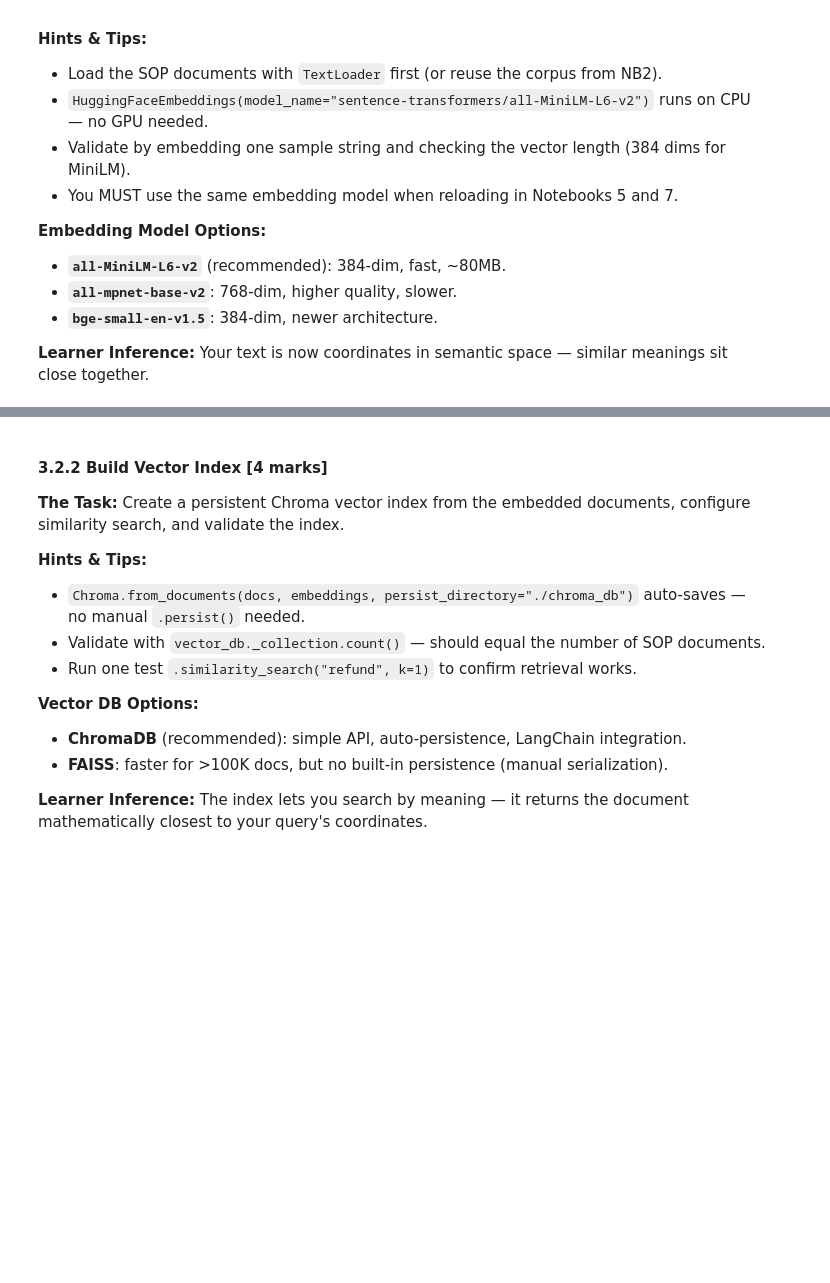
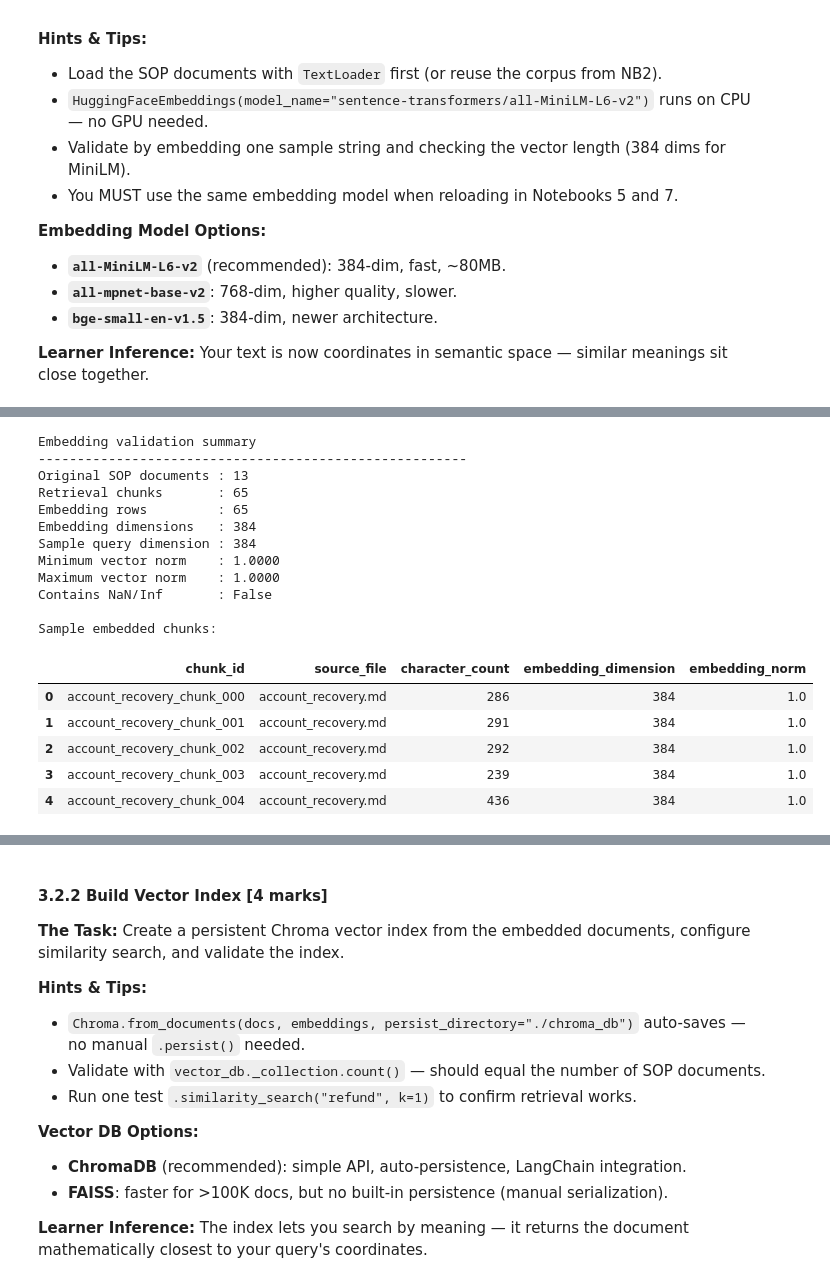
Before and after one commit to akul-bharadwaj/Hybrid-RAG-Customer-Support, a Jupyter notebook: RAG_Implementation.ipynb, the cells around one changed output, grey strips where cells are left out. Cells and saved outputs as stored; diff of their text form; code cells hidden in the pictures; blank space fills up the shorter version.

```diff
--- a/RAG_Implementation.ipynb
+++ b/RAG_Implementation.ipynb
@@ -37,0 +310,75 @@
+# %%
+# Create an embedding-validation summary
+embedding_summary = pd.DataFrame({
+    "chunk_id": [
+        chunk.metadata["chunk_id"]
+        for chunk in retrieval_chunks
+    ],
+    "source_file": [
+        chunk.metadata["source_file"]
+        for chunk in retrieval_chunks
+    ],
+    "character_count": [
+        len(chunk.page_content)
+        for chunk in retrieval_chunks
+    ],
+    "embedding_dimension": [
+        len(vector)
+        for vector in document_embeddings
+    ],
+    "embedding_norm": embedding_norms
+})
+
+
+print("\nEmbedding validation summary")
+print("-" * 55)
+print(f"Original SOP documents : {len(sop_documents)}")
+print(f"Retrieval chunks       : {len(retrieval_chunks)}")
+print(f"Embedding rows         : {embedding_array.shape[0]}")
+print(f"Embedding dimensions   : {embedding_array.shape[1]}")
+print(
+    f"Sample query dimension : "
+    f"{len(sample_query_embedding)}"
+)
+print(
+    f"Minimum vector norm    : "
+    f"{embedding_norms.min():.4f}"
+)
+print(
+    f"Maximum vector norm    : "
+    f"{embedding_norms.max():.4f}"
+)
+print(
+    "Contains NaN/Inf       : "
+    f"{not np.isfinite(embedding_array).all()}"
+)
+
+print("\nSample embedded chunks:")
+display(
+    embedding_summary.head()
+)
+
+print("\nSample query:")
+print(sample_query)
+
+print("\nFirst 10 values of its embedding:")
+print(sample_query_embedding[:10])
+# %% [output]
+Embedding validation summary
+-------------------------------------------------------
+Original SOP documents : 13
+Retrieval chunks       : 65
+Embedding rows         : 65
+Embedding dimensions   : 384
+Sample query dimension : 384
+Minimum vector norm    : 1.0000
+Maximum vector norm    : 1.0000
+Contains NaN/Inf       : False
+
+Sample embedded chunks:
+|  | chunk_id | source_file | character_count | embedding_dimension | embedding_norm |
+| 0 | account_recovery_chunk_000 | account_recovery.md | 286 | 384 | 1.0 |
+| 1 | account_recovery_chunk_001 | account_recovery.md | 291 | 384 | 1.0 |
+| 2 | account_recovery_chunk_002 | account_recovery.md | 292 | 384 | 1.0 |
+| 3 | account_recovery_chunk_003 | account_recovery.md | 239 | 384 | 1.0 |
+| 4 | account_recovery_chunk_004 | account_recovery.md | 436 | 384 | 1.0 |
```
Also changed, not shown: parts of 27 cells of this notebook.
